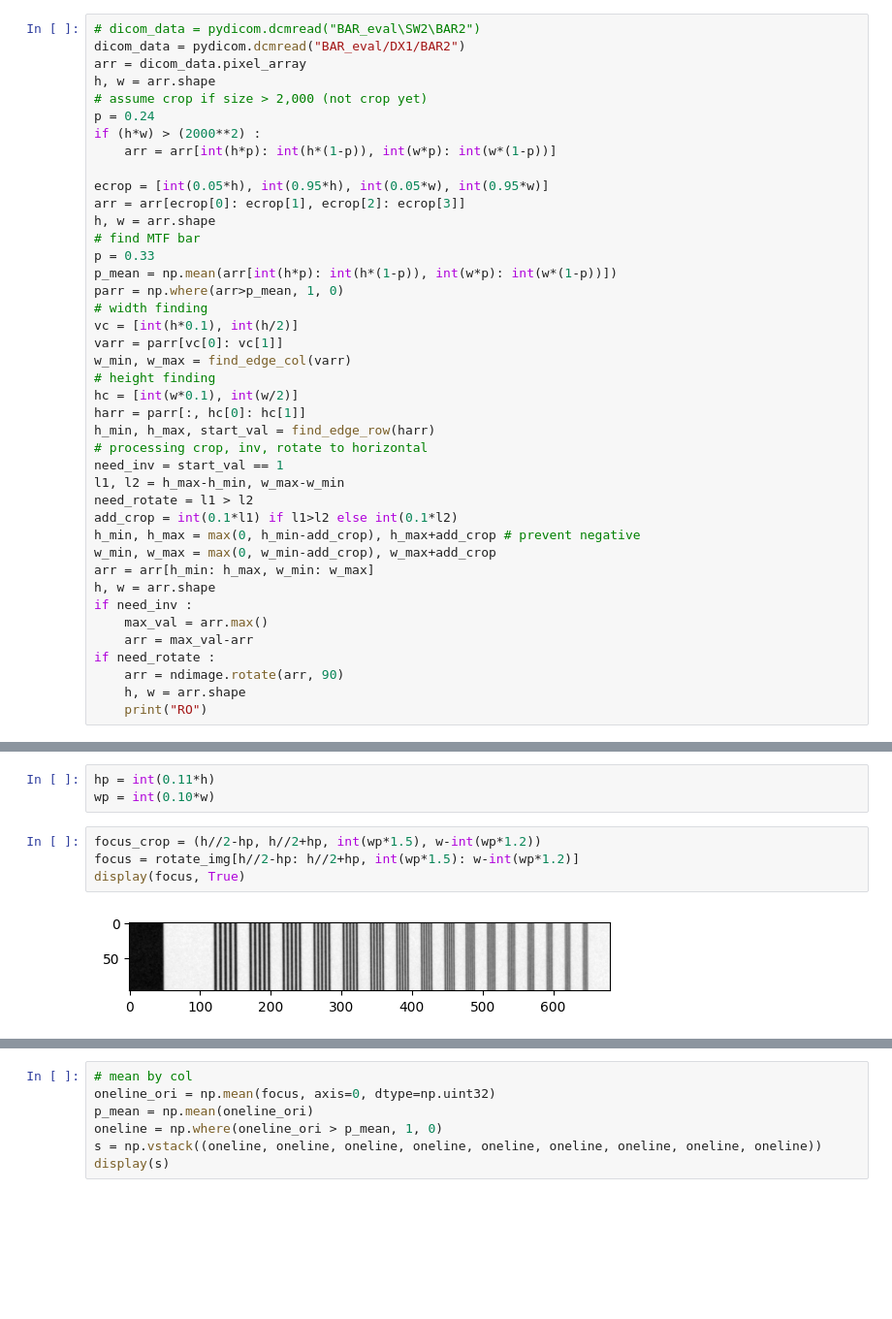
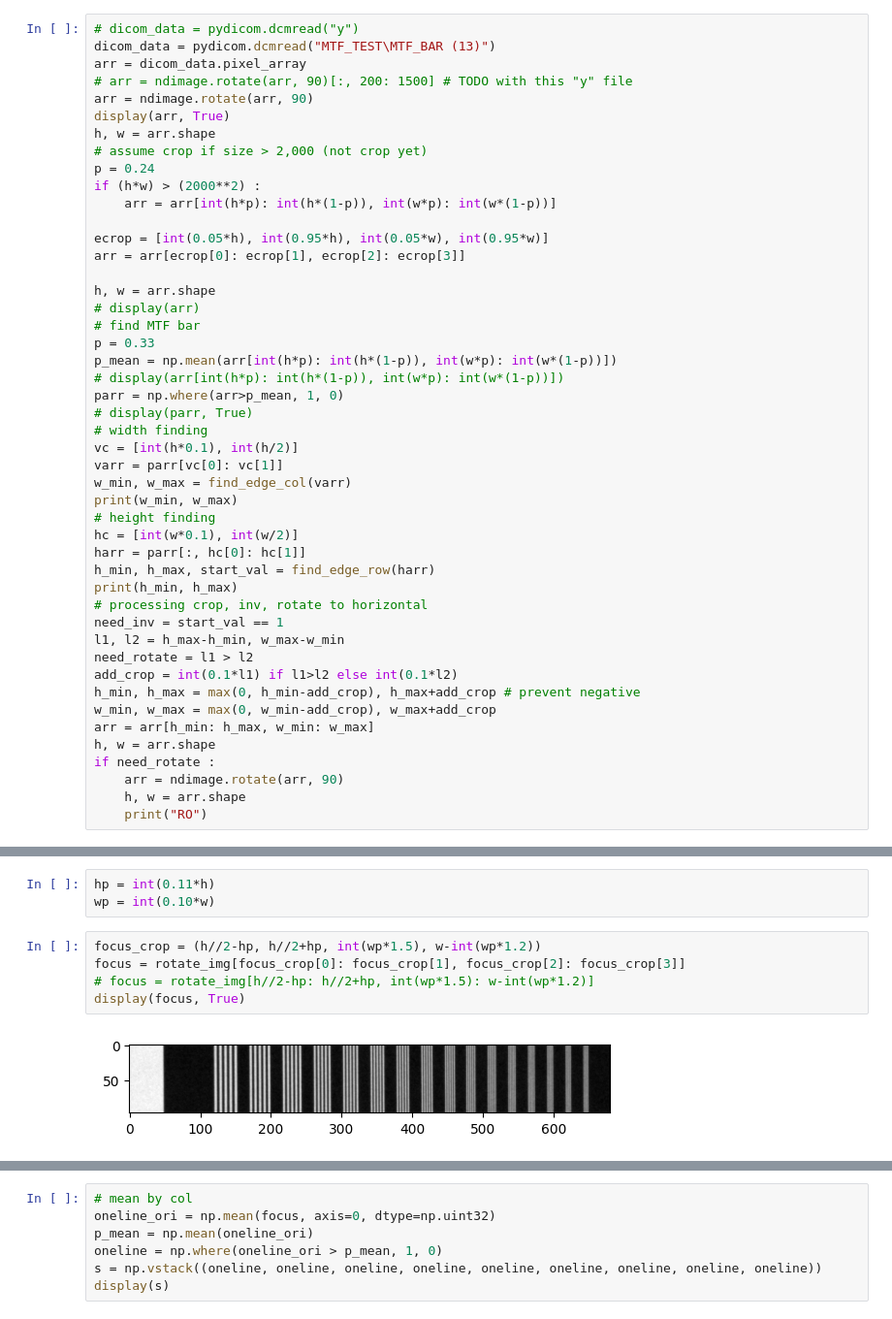
Before and after one commit to NickyAlan/DR-Light-beam-test, a Jupyter notebook: mtf.ipynb, the cells around one changed output, grey strips where cells are left out. Shown at 97% size. Saved outputs shown, nothing was run; the diff lists cells and outputs as text; blank space fills up the shorter version.

```diff
--- a/mtf.ipynb
+++ b/mtf.ipynb
@@ -78,9 +78,12 @@ def find_edge_row(arr) :
         h_min, h_max = h_min + h_crop, h_max + h_crop
     return h_min, h_max, start_val
 # %%
-# dicom_data = pydicom.dcmread("BAR_eval\SW2\BAR2")
-dicom_data = pydicom.dcmread("BAR_eval/DX1/BAR2")
+# dicom_data = pydicom.dcmread("y")
+dicom_data = pydicom.dcmread("MTF_TEST\MTF_BAR (13)")
 arr = dicom_data.pixel_array
+# arr = ndimage.rotate(arr, 90)[:, 200: 1500] # TODO with this "y" file
+arr = ndimage.rotate(arr, 90)
+display(arr, True)
 h, w = arr.shape
 # assume crop if size > 2,000 (not crop yet)
 p = 0.24
@@ -89,19 +92,25 @@ if (h*w) > (2000**2) :
 
 ecrop = [int(0.05*h), int(0.95*h), int(0.05*w), int(0.95*w)]
 arr = arr[ecrop[0]: ecrop[1], ecrop[2]: ecrop[3]]
+
 h, w = arr.shape
+# display(arr)
 # find MTF bar
 p = 0.33
 p_mean = np.mean(arr[int(h*p): int(h*(1-p)), int(w*p): int(w*(1-p))])
+# display(arr[int(h*p): int(h*(1-p)), int(w*p): int(w*(1-p))])
 parr = np.where(arr>p_mean, 1, 0)
+# display(parr, True)
 # width finding
 vc = [int(h*0.1), int(h/2)]
 varr = parr[vc[0]: vc[1]]
 w_min, w_max = find_edge_col(varr)
+print(w_min, w_max)
 # height finding
 hc = [int(w*0.1), int(w/2)]
 harr = parr[:, hc[0]: hc[1]]
 h_min, h_max, start_val = find_edge_row(harr)
+print(h_min, h_max)
 # processing crop, inv, rotate to horizontal
 need_inv = start_val == 1
 l1, l2 = h_max-h_min, w_max-w_min
@@ -111,9 +120,6 @@ h_min, h_max = max(0, h_min-add_crop), h_max+add_crop # prevent negative
 w_min, w_max = max(0, w_min-add_crop), w_max+add_crop
 arr = arr[h_min: h_max, w_min: w_max]
 h, w = arr.shape
-if need_inv :
-    max_val = arr.max()
-    arr = max_val-arr
 if need_rotate :
     arr = ndimage.rotate(arr, 90)
     h, w = arr.shape
@@ -260,10 +268,11 @@ hp = int(0.11*h)
 wp = int(0.10*w)
 # %%
 focus_crop = (h//2-hp, h//2+hp, int(wp*1.5), w-int(wp*1.2))
-focus = rotate_img[h//2-hp: h//2+hp, int(wp*1.5): w-int(wp*1.2)]
+focus = rotate_img[focus_crop[0]: focus_crop[1], focus_crop[2]: focus_crop[3]]
+# focus = rotate_img[h//2-hp: h//2+hp, int(wp*1.5): w-int(wp*1.2)]
 display(focus, True)
 # %% [output]
-[figure, old version]
+[figure, new version]
 # %%
 focus.shape
 # %% [output]
```
Also changed, not shown: parts of 36 cells of this notebook.
